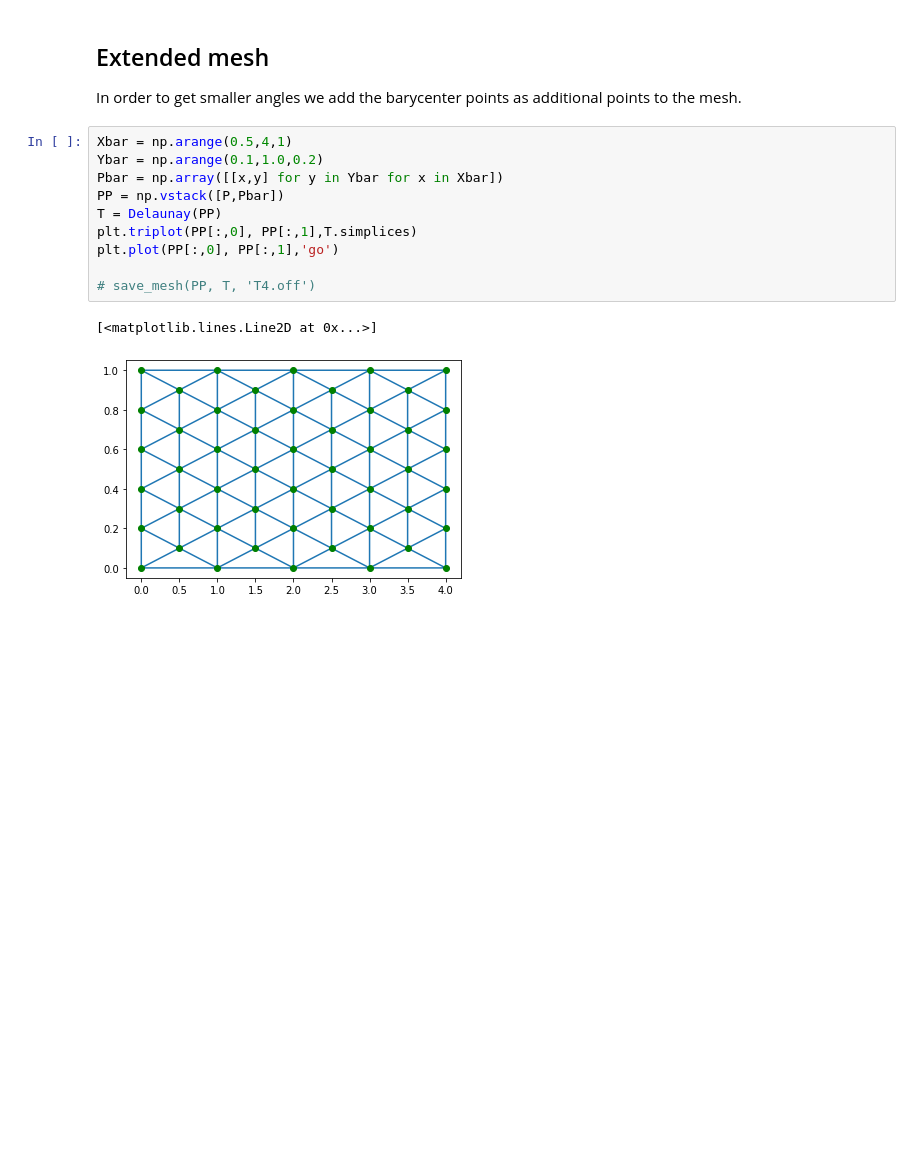
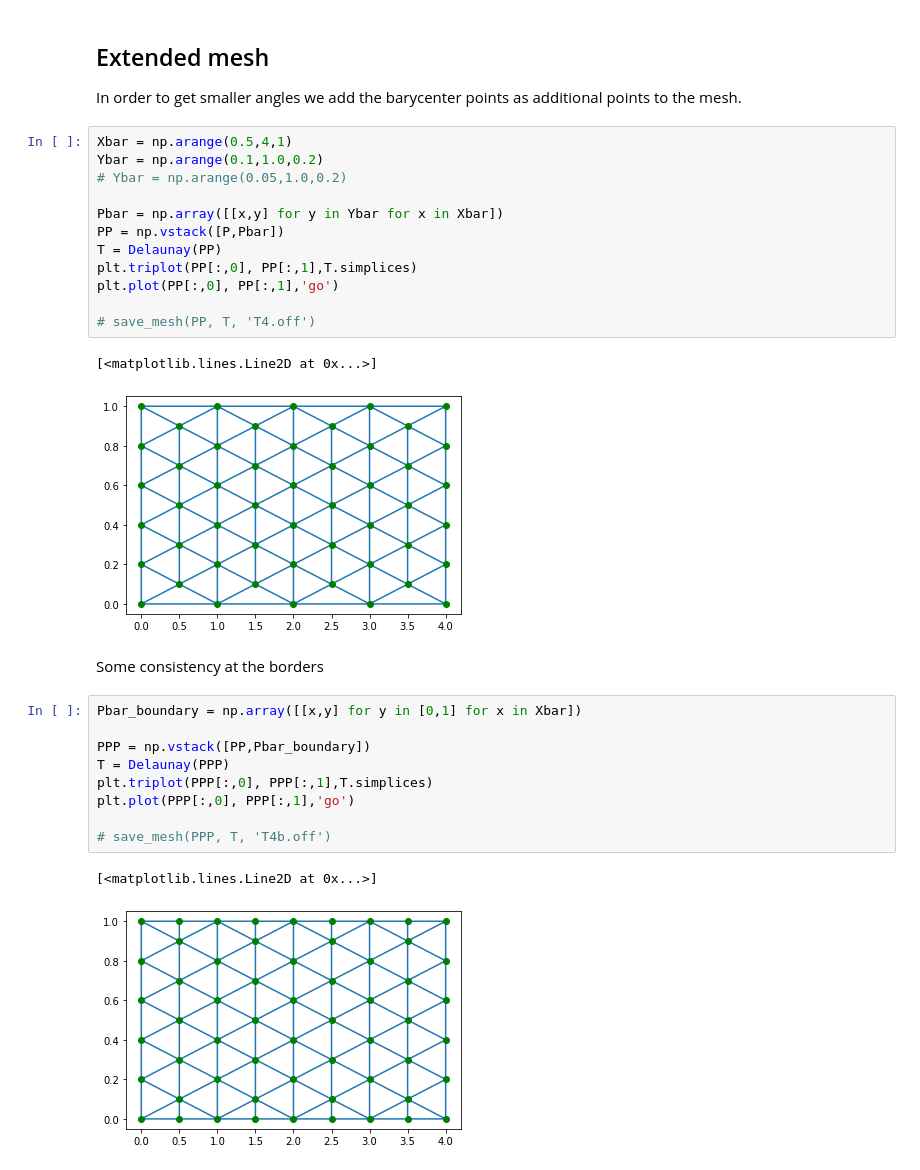
Before and after one commit to sberres/FoamFronts, a Jupyter notebook: gen_mesh_rectangular.ipynb, the cells around one changed output. Saved outputs shown, nothing was run; the diff lists cells and outputs as text; blank space fills up the shorter version.

```diff
--- a/gen_mesh_rectangular.ipynb
+++ b/gen_mesh_rectangular.ipynb
@@ -62,6 +62,8 @@ In order to get smaller angles we add the barycenter points as additional points
 # %%
 Xbar = np.arange(0.5,4,1)
 Ybar = np.arange(0.1,1.0,0.2)
+# Ybar = np.arange(0.05,1.0,0.2)
+
 Pbar = np.array([[x,y] for y in Ybar for x in Xbar])
 PP = np.vstack([P,Pbar])
 T = Delaunay(PP)
@@ -72,3 +74,17 @@ plt.plot(PP[:,0], PP[:,1],'go')
 # %% [output]
 [<matplotlib.lines.Line2D at 0x...>]
 [figure]
+# %% [markdown]
+Some consistency at the borders
+# %%
+Pbar_boundary = np.array([[x,y] for y in [0,1] for x in Xbar])
+
+PPP = np.vstack([PP,Pbar_boundary])
+T = Delaunay(PPP)
+plt.triplot(PPP[:,0], PPP[:,1],T.simplices)
+plt.plot(PPP[:,0], PPP[:,1],'go')
+
+# save_mesh(PPP, T, 'T4b.off')
+# %% [output]
+[<matplotlib.lines.Line2D at 0x...>]
+[figure, added]
```
Also changed, not shown: parts of 4 cells of this notebook, 8 other files.
